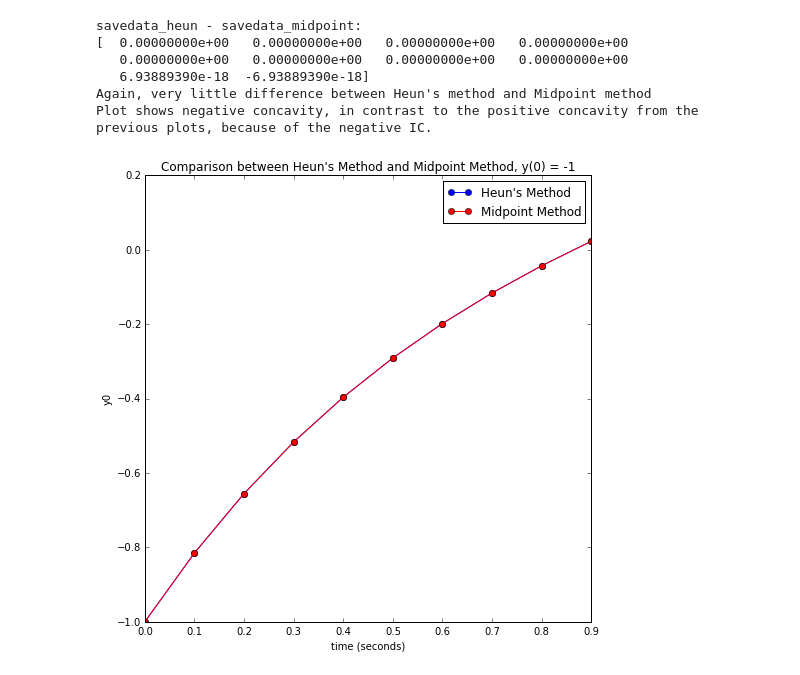
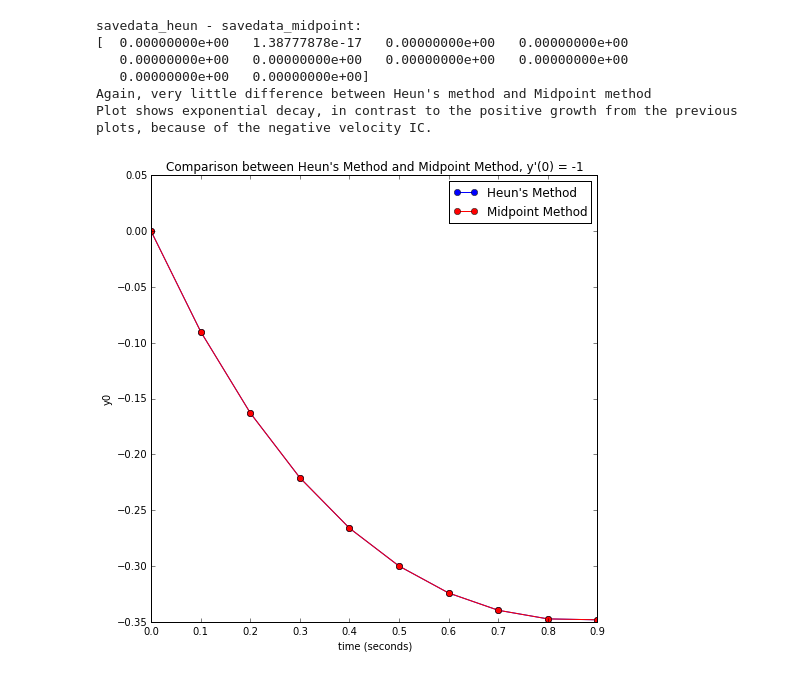
Before and after one commit to tc637/numeric, a Jupyter notebook: lab4/lab4_tim_coding.ipynb, the cells around one changed output. Saved outputs shown, nothing was run; the diff lists cells and outputs as text; code cells hidden in the pictures.

```diff
--- a/lab4/lab4_tim_coding.ipynb
+++ b/lab4/lab4_tim_coding.ipynb
@@ -50,10 +50,10 @@ nsteps=len(time)
 savedata=np.empty([nsteps],np.float64)
 for i in range(nsteps):
     if i == 0:
-        savedata[i] = y[1]
+        savedata[i] = y[0] # input initial condition
     else:
         y=heun(coeff,y,derivs) # call heun at each timestep
-        savedata[i]=y[1]
+        savedata[i]=y[0]
 
 theFig,theAx=plt.subplots(1,1,figsize=(8,8))
 theAx.plot(time,savedata,'o-')
@@ -81,7 +81,7 @@ def derivs(coeff, y):
 # initial values, with initial condition y(0) = 1
 initialVals={'yinitial': [0.,1.],'t_beg':0.,'t_end':1.,'dt':0.1,'c1':1.,'c2':-1.}
 initialVals['comment'] = 'written Oct. 17, 2015'
-initialVals['plot_title'] = 'Comparison between Heun\'s Method and Midpoint Method, y(0) = 1'
+initialVals['plot_title'] = 'Comparison between Heun\'s Method and Midpoint Method, y\'(0) = 1'
 
 infile='run_2.json'
 with open(infile,'w') as f:
@@ -104,13 +104,13 @@ savedata_heun=np.empty([nsteps],np.float64)
 savedata_midpoint=np.empty([nsteps],np.float64)
 for i in range(nsteps):
     if i == 0:
-        savedata_heun[i] = y_heun[1]
-        savedata_midpoint[i] = y_mid[1]
+        savedata_heun[i] = y_heun[0] # input initial condition
+        savedata_midpoint[i] = y_mid[0]
     else:
         y_heun=heun(coeff,y_heun,derivs) # call heun at each timestep
         y_mid=midpoint(coeff,y_mid,derivs) # call midpoint at each timestep
-        savedata_heun[i]=y_heun[1]
-        savedata_midpoint[i]=y_mid[1]
+        savedata_heun[i]=y_heun[0]
+        savedata_midpoint[i]=y_mid[0]
 
 theFig,theAx=plt.subplots(1,1,figsize=(8,8))
 theAx.plot(time,savedata_heun,'o-',label='Heun\'s Method')
@@ -136,7 +136,7 @@ Plot shows exponential growth, similar to the curves plotted in the previous sec
 # initial condition, y(0) = -1
 initialVals={'yinitial': [0.,-1.],'t_beg':0.,'t_end':1.,'dt':0.1,'c1':1.,'c2':-1.}
 initialVals['comment'] = 'written Oct. 17, 2015'
-initialVals['plot_title'] = 'Comparison between Heun\'s Method and Midpoint Method, y(0) = -1'
+initialVals['plot_title'] = 'Comparison between Heun\'s Method and Midpoint Method, y\'(0) = -1'
 
 infile='run_3.json'
 with open(infile,'w') as f:
@@ -151,42 +151,42 @@ coeff=read_init(infile)
 #
 # integrate and save the result in savedata
 #
 time=np.arange(coeff.t_beg,coeff.t_end,coeff.dt)
 y_heun=coeff.yinitial
 y_mid=coeff.yinitial
 nsteps=len(time)
 savedata_heun=np.empty([nsteps],np.float64)
 savedata_midpoint=np.empty([nsteps],np.float64)
 for i in range(nsteps):
     if i == 0:
-        savedata_heun[i] = y_heun[1]
-        savedata_midpoint[i] = y_mid[1]
+        savedata_heun[i] = y_heun[0] # input initial condition
+        savedata_midpoint[i] = y_mid[0]
     else:
         y_heun=heun(coeff,y_heun,derivs) # call heun at each timestep
         y_mid=midpoint(coeff,y_mid,derivs) # call midpoint at each timestep
-        savedata_heun[i]=y_heun[1]
-        savedata_midpoint[i]=y_mid[1]
+        savedata_heun[i]=y_heun[0]
+        savedata_midpoint[i]=y_mid[0]
 
 theFig,theAx=plt.subplots(1,1,figsize=(8,8))
 theAx.plot(time,savedata_heun,'o-',label='Heun\'s Method')
 theAx.plot(time,savedata_midpoint,'o-r',label='Midpoint Method')
 theAx.set_title(coeff.plot_title)
 theAx.set_xlabel('time (seconds)')
 theAx.set_ylabel('y0')
 theAx.legend(loc='best')
 
 print('savedata_heun - savedata_midpoint:')
 print(savedata_heun - savedata_midpoint)
 print('Again, very little difference between Heun\'s method and Midpoint method')
-print('Plot shows negative concavity, in contrast to the positive concavity from the previous plots, because of the negative IC.')
+print('Plot shows exponential decay, in contrast to the positive growth from the previous plots, because of the negative velocity IC.')
 # %% [output]
 savedata_heun - savedata_midpoint:
-[  0.00000000e+00   0.00000000e+00   0.00000000e+00   0.00000000e+00
+[  0.00000000e+00   1.38777878e-17   0.00000000e+00   0.00000000e+00
    0.00000000e+00   0.00000000e+00   0.00000000e+00   0.00000000e+00
-   6.93889390e-18  -6.93889390e-18]
+   0.00000000e+00   0.00000000e+00]
 Again, very little difference between Heun's method and Midpoint method
-Plot shows negative concavity, in contrast to the positive concavity from the previous plots, because of the negative IC.
+Plot shows exponential decay, in contrast to the positive growth from the previous plots, because of the negative velocity IC.
-[figure, old version]
+[figure, new version]
 # %%
 # There is practically no difference between Heun's method and Midpoint method for both ICs when applied to the test equation.
 
```
Also changed, not shown: parts of 2 cells of this notebook.
